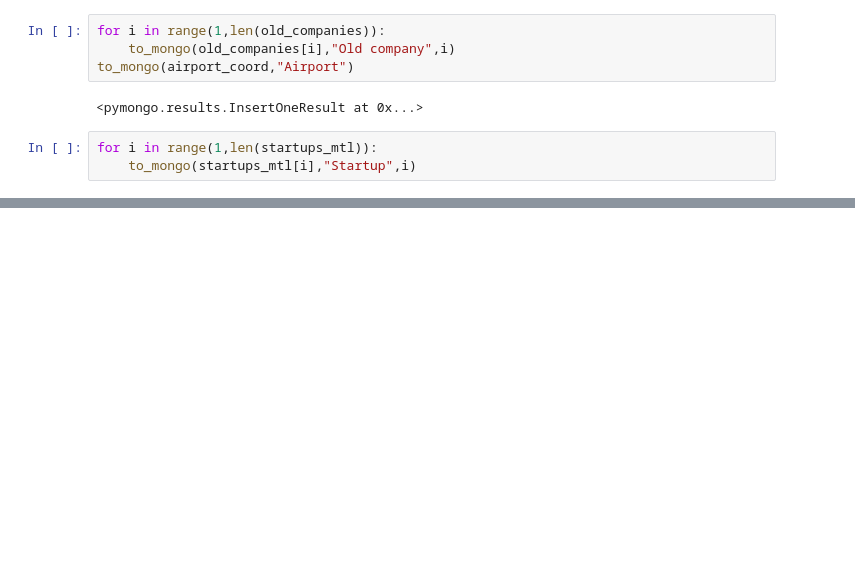
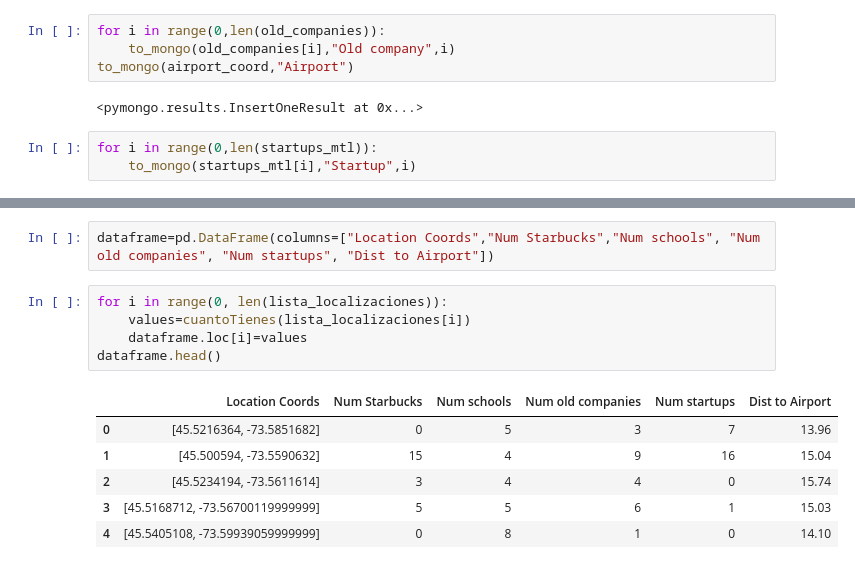
Before and after one commit to alvarorivasg/startup-geocoding-project, a Jupyter notebook: Montreal Startup.ipynb, the cells around one changed output, grey strips where cells are left out. Saved outputs shown, nothing was run; the diff lists cells and outputs as text; blank space fills up the shorter version.

```diff
--- a/Montreal Startup.ipynb
+++ b/Montreal Startup.ipynb
@@ -294,10 +297,10 @@ for i in range(1,len(lista_schools)):
     to_mongo(lista_schools[i],"School",i)
 # %%
-for i in range(1,len(old_companies)):
+for i in range(0,len(old_companies)):
     to_mongo(old_companies[i],"Old company",i)
 to_mongo(airport_coord,"Airport")
 # %% [output]
 <pymongo.results.InsertOneResult at 0x...>
 # %%
-for i in range(1,len(startups_mtl)):
+for i in range(0,len(startups_mtl)):
     to_mongo(startups_mtl[i],"Startup",i)
@@ -303,0 +318,14 @@ for i in range(1,len(startups_mtl)):
+# %%
+dataframe=pd.DataFrame(columns=["Location Coords","Num Starbucks","Num schools", "Num old companies", "Num startups", "Dist to Airport"])
+# %%
+for i in range(0, len(lista_localizaciones)):
+    values=cuantoTienes(lista_localizaciones[i])
+    dataframe.loc[i]=values
+dataframe.head()
+# %% [output]
+|  | Location Coords | Num Starbucks | Num schools | Num old companies | Num startups | Dist to Airport |
+| 0 | [45.5216364, -73.5851682] | 0 | 5 | 3 | 7 | 13.96 |
+| 1 | [45.500594, -73.5590632] | 15 | 4 | 9 | 16 | 15.04 |
+| 2 | [45.5234194, -73.5611614] | 3 | 4 | 4 | 0 | 15.74 |
+| 3 | [45.5168712, -73.56700119999999] | 5 | 5 | 6 | 1 | 15.03 |
+| 4 | [45.5405108, -73.59939059999999] | 0 | 8 | 1 | 0 | 14.10 |
```
Also changed, not shown: parts of 10 cells of this notebook.
